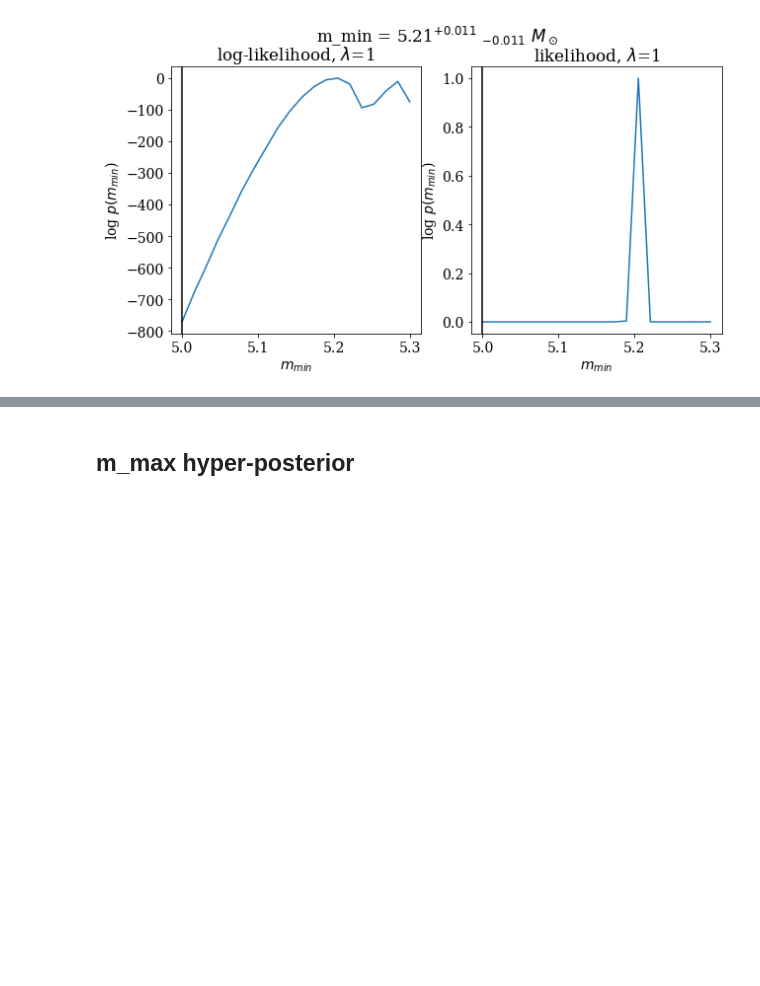
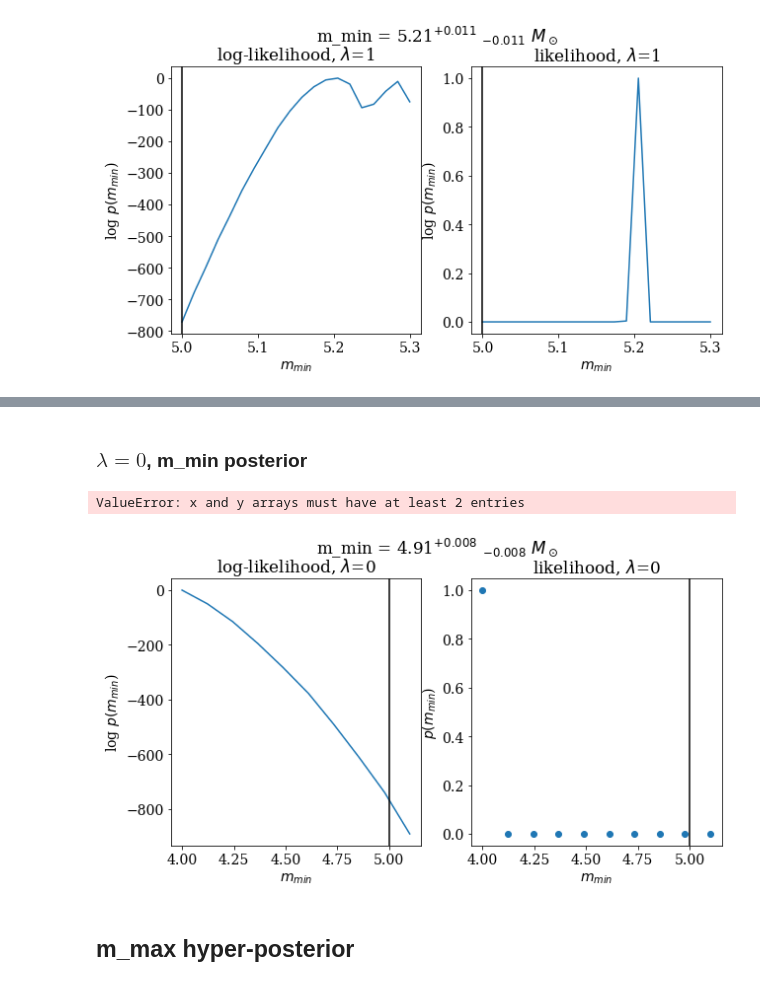
Before and after one commit to veome22/hybrid_waveforms, a Jupyter notebook: powerlaw_population_inference.ipynb, the cells around one changed output, grey strips where cells are left out. Saved outputs shown, nothing was run; the diff lists cells and outputs as text; code cells hidden in the pictures; blank space fills up the shorter version.

```diff
--- a/powerlaw_population_inference.ipynb
+++ b/powerlaw_population_inference.ipynb
@@ -1140,3 +1255,60 @@ plt.show()
+# %% [markdown]
+### $\lambda=0$, m_min posterior
+# %%
+m1_low_min = 4.0
+m1_low_max = 5.10
+n_m1_low = 10
+
+m1_low_range_lam_0 = np.linspace(m1_low_min, m1_low_max, n_m1_low)
+# fname_mmin_lam_0 = f"{likelihood_dir}/N_{len(m1_mu_sampled)}_mmin_{m1_low_min:.2f}_{m1_low_max:.2f}_n_{n_m1_low:.0f}_log_likelihoods_lam_0"
+# %%
+# set the required data (takes ~ 1 min for 1000 events)
+m1_mu_detections, m2_mu_detections,  m1_variance, m2_variance, m1_m2_covariance = sample_m1_m2_events(df_mc[:200], df_eta[:200], injected=False)
+covariances = np.zeros((len(m1_mu_detections), 2,2))
+
+for i in range(len(m1_mu_detections)):
+    covariances[i] =  [[m1_variance[i], m1_m2_covariance[i]], [m1_m2_covariance[i], m2_variance[i]]]
+# %%
+log_p_mmin_lam_0, m1_low_range_lam_0 = log_likelihood_mmin_2D(m1_mu_detections, m2_mu_detections, covariances, \
+    alpha=alpha_inj, beta=beta_inj,\
+    m1_low_min=m1_low_min, m1_low_max=m1_low_max, n_m1_low=n_m1_low,\
+    m1_min_int=m1_low_min, m1_max_int=40., n_m1_int=1000, n_m2_int=1000, \
+    m1_max_pow=mmax_inj, \
+    Ns=len(m1_mu_detections), Nt=len(m1_mu_detections))
+
+log_mmin_norm_lam_0 =log_p_mmin_lam_0 - np.max(log_p_mmin_lam_0)
+# %%
+# 68% confidence interval using KDE
+med_mmin, sig_pos_mmin, sig_neg_mmin = get_cofidence_int_1d(log_mmin_norm_lam_0, m1_low_range_lam_0)
+
+print(f"68% Confidence interval: {sig_neg_mmin}, {med_mmin}, {sig_pos_mmin}")
+bias_sigma = (med_mmin-mmin_inj)/(sig_pos_mmin-med_mmin)
+print(rf"Injected mmin is {bias_sigma:.3f} sigma away")
+# %% [output]
+ValueError: x and y arrays must have at least 2 entries
+# %%
+# print("most likely m1_min (IN SOURCE FRAME) =",mu_mmin)
+fig, axes = plt.subplots(nrows=1, ncols=2, figsize=(10, 5))
+
+axes[0].plot(m1_low_range_lam_0, log_mmin_norm_lam_0)
+axes[0].axvline(x=mmin_inj, color='k')
+axes[0].set_ylabel("log $p(m_{min}$)")
+axes[0].set_xlabel("$m_{min}$")
+axes[0].set_title("log-likelihood, $\lambda$=0")
+
+axes[1].scatter(m1_low_range_lam_0, np.exp(log_mmin_norm_lam_0))
+axes[1].axvline(x=mmin_inj, color='k')
+axes[1].set_ylabel("$p(m_{min}$)")
+axes[1].set_xlabel("$m_{min}$")
+axes[1].set_title("likelihood, $\lambda$=0")
+
+plt.suptitle(f"m_min = {med_mmin:.2f}$^{{+{sig_pos_mmin-med_mmin:.3f}}}$ $_{{{sig_neg_mmin - med_mmin:.3f}}} \,\, M_\odot$", y=1.0)
+plt.tight_layout
+
+# plt.savefig(plotdir+f'N_{len(m1_mu_sampled)}_mmin_hyper_posterior_lam_0.pdf')
+plt.show()
+# %% [output]
+[figure, added]
 # %% [markdown]
 ## m_max hyper-posterior
 # %%
```
Also changed, not shown: parts of 18 cells of this notebook.
